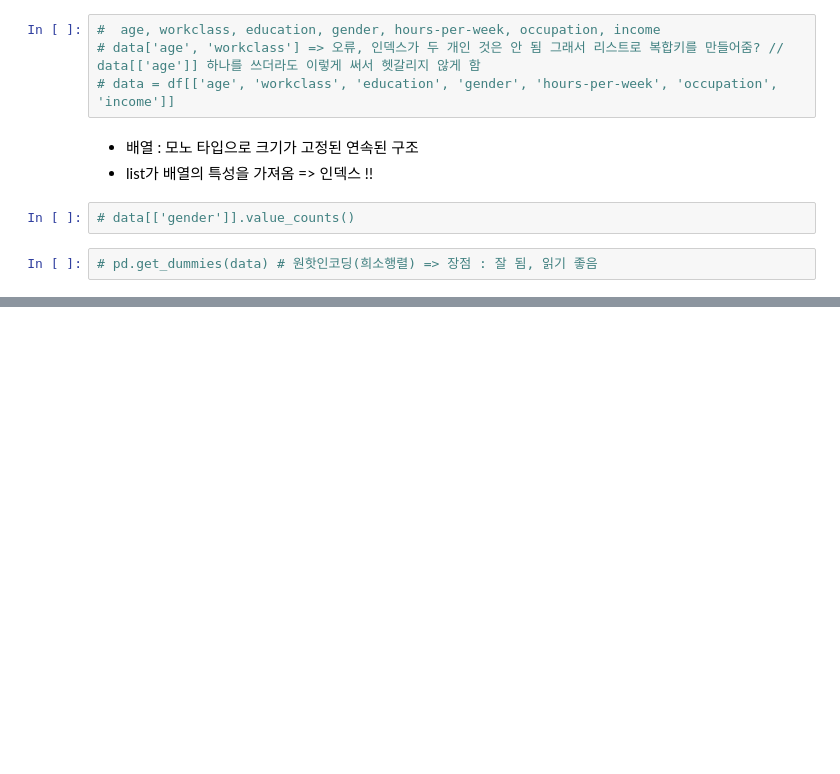
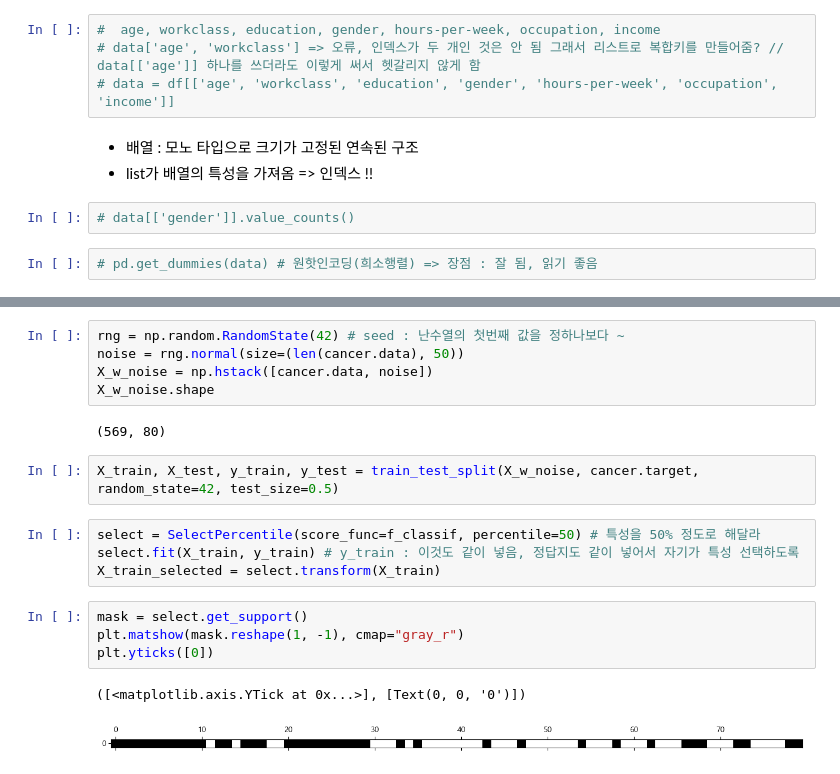
Before and after one commit to nang5587/Python, a Jupyter notebook: 머신러닝/ch04(a).ipynb, the cells around one changed output, grey strips where cells are left out. Cells and saved outputs as stored; diff of their text form; blank space fills up the shorter version.

```diff
--- a/머신러닝/ch04(a).ipynb
+++ b/머신러닝/ch04(a).ipynb
@@ -161,0 +238,20 @@ occupation_ Exec-managerial: 0.019629802364583362
+# %%
+rng = np.random.RandomState(42) # seed : 난수열의 첫번째 값을 정하나보다 ~
+noise = rng.normal(size=(len(cancer.data), 50))
+X_w_noise = np.hstack([cancer.data, noise])
+X_w_noise.shape
+# %% [output]
+(569, 80)
+# %%
+X_train, X_test, y_train, y_test = train_test_split(X_w_noise, cancer.target, random_state=42, test_size=0.5)
+# %%
+select = SelectPercentile(score_func=f_classif, percentile=50) # 특성을 50% 정도로 해달라
+select.fit(X_train, y_train) # y_train : 이것도 같이 넣음, 정답지도 같이 넣어서 자기가 특성 선택하도록
+X_train_selected = select.transform(X_train)
+# %%
+mask = select.get_support()
+plt.matshow(mask.reshape(1, -1), cmap="gray_r")
+plt.yticks([0])
+# %% [output]
+([<matplotlib.axis.YTick at 0x...>], [Text(0, 0, '0')])
+[figure, added]
```
Also changed, not shown: parts of 18 cells of this notebook, 2 other files.
